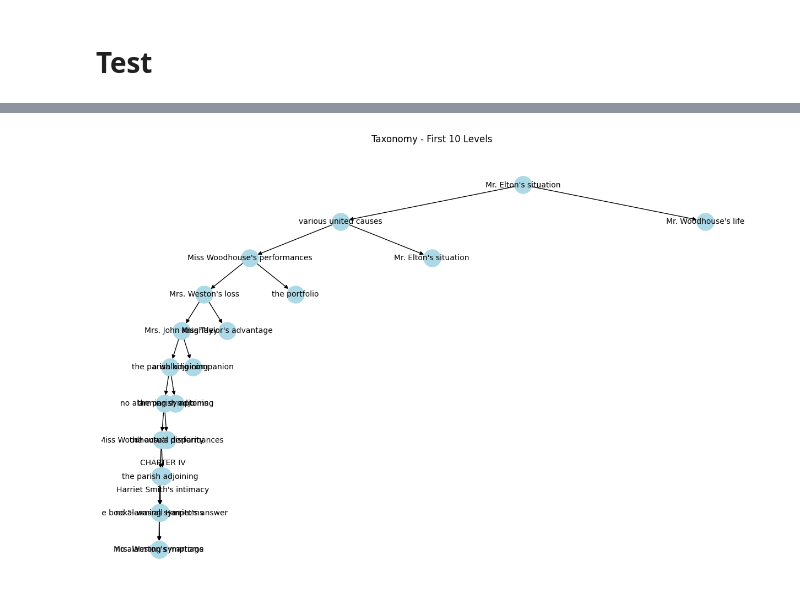
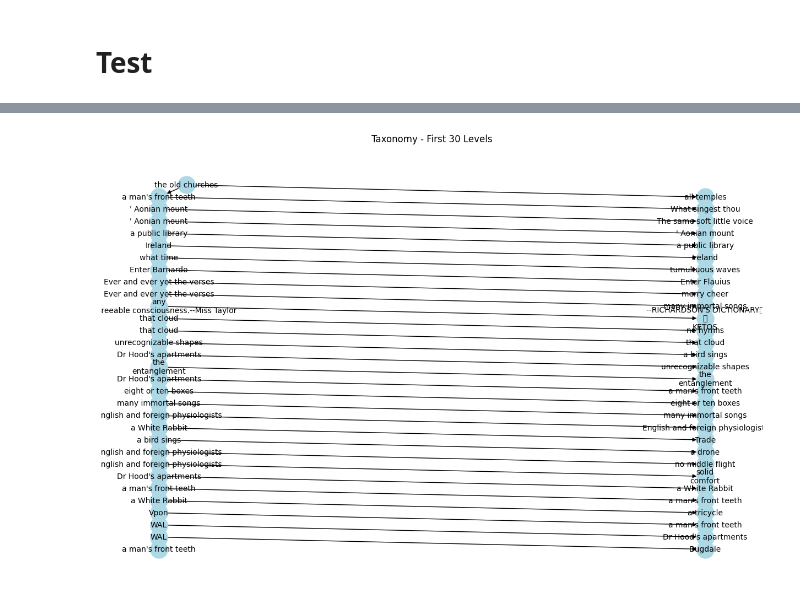
Before and after one commit to IsaacFigNewton/Taxonomic-Span-Categorization, a Jupyter notebook: HDBSCAN_for_ATC.ipynb, the cells around one changed output, grey strips where cells are left out. Drawn from its saved outputs; the diff is of its cells as text; code cells hidden in the pictures.

```diff
--- a/HDBSCAN_for_ATC.ipynb
+++ b/HDBSCAN_for_ATC.ipynb
@@ -88,13 +88,26 @@ def hierarchy_pos(G, root=None, width=1., vert_gap = 0.2, vert_loc = 0, xcenter
         if not isinstance(G, nx.DiGraph) and parent is not None:
             children.remove(parent)
         if len(children)!=0:
-            dx = width/len(children)
-            nextx = xcenter - width/2 - dx/2
-            for child in children:
-                nextx += dx
-                pos = _hierarchy_pos(G,child, width = dx, vert_gap = vert_gap,
-                                    vert_loc = vert_loc-vert_gap, xcenter=nextx,
-                                    pos=pos, parent = root)
+            pos = _hierarchy_pos(
+                G,
+                children[0],
+                width = width,
+                vert_gap = vert_gap,
+                vert_loc = vert_loc-vert_gap,
+                xcenter=0,
+                pos=pos,
+                parent = root
+            )
+            pos = _hierarchy_pos(
+                G,
+                children[1],
+                width = width,
+                vert_gap = vert_gap,
+                vert_loc = vert_loc-vert_gap,
+                xcenter=10,
+                pos=pos,
+                parent = root
+            )
         return pos
 
 
@@ -249,8 +262,8 @@ class TaxonomyPipeline:
 # %% [markdown]
 # Test
 # %%
-files = gutenberg.fileids()[:1]
-corpora = [gutenberg.raw(fid)[:100000] for fid in files]
+files = gutenberg.fileids()
+corpora = [gutenberg.raw(fid)[:2000] for fid in files]
 
 pipeline = TaxonomyPipeline()
 G = pipeline.process(corpora)
@@ -263,4 +270,4 @@ Please note that authentication is recommended but still optional to access publ
 # %%
-draw_taxonomy(G, max_depth=10)
+draw_taxonomy(G, max_depth=30)
 # %% [output]
-[figure, old version]
+[figure, new version]
```
Also changed, not shown: parts of 1 cell of this notebook.
